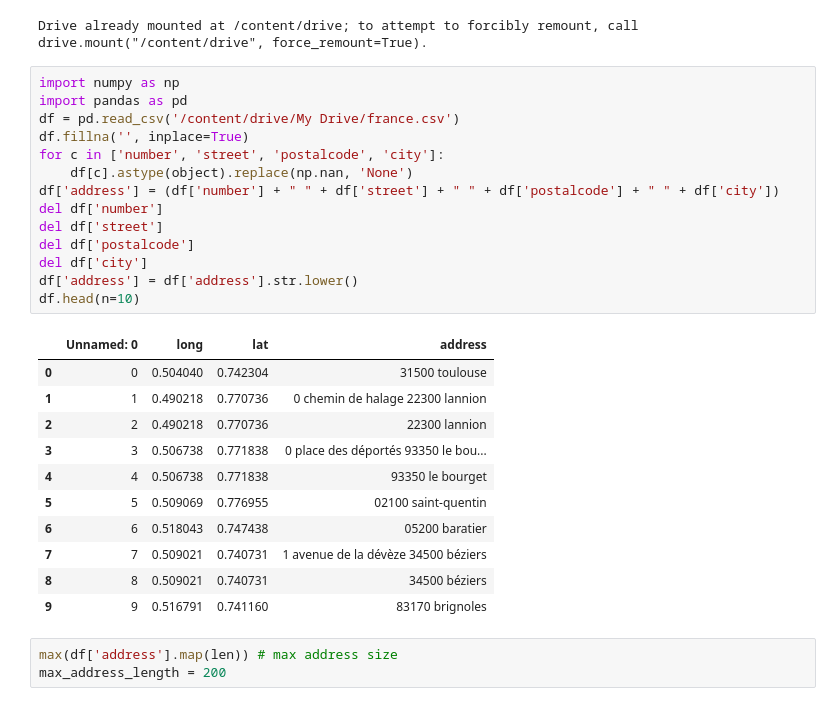
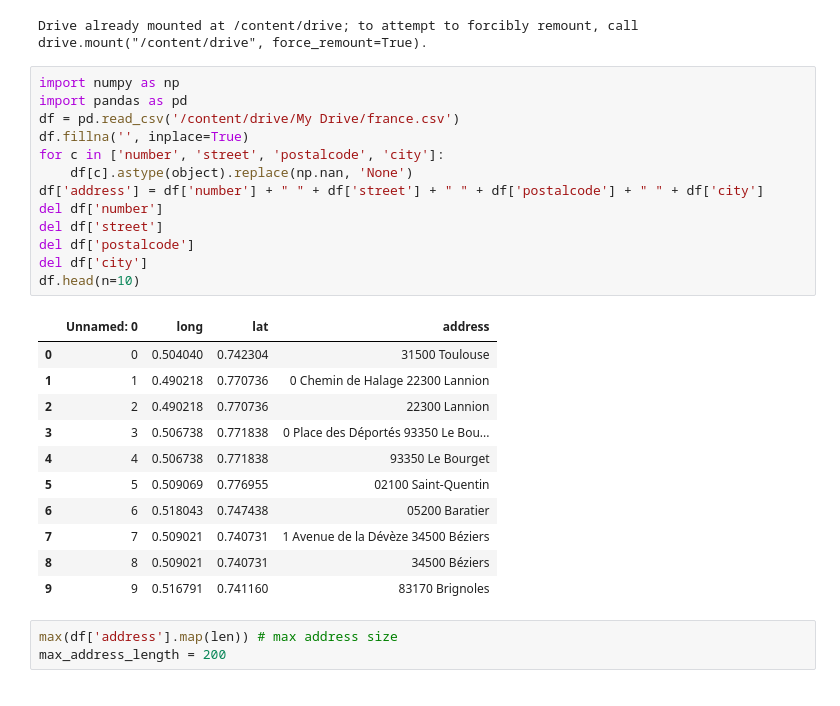
Before and after one commit to rafi138/geocodenet, a Jupyter notebook: geocodenet.ipynb, the cells around one changed output. Drawn from its saved outputs; the diff is of its cells as text.

```diff
--- a/geocodenet.ipynb
+++ b/geocodenet.ipynb
@@ -8,29 +8,28 @@ Drive already mounted at /content/drive; to attempt to forcibly remount, call dr
 # %%
 import numpy as np
 import pandas as pd
 df = pd.read_csv('/content/drive/My Drive/france.csv')
 df.fillna('', inplace=True)
 for c in ['number', 'street', 'postalcode', 'city']:
     df[c].astype(object).replace(np.nan, 'None')
-df['address'] = (df['number'] + " " + df['street'] + " " + df['postalcode'] + " " + df['city'])
+df['address'] = df['number'] + " " + df['street'] + " " + df['postalcode'] + " " + df['city']
 del df['number']
 del df['street']
 del df['postalcode']
 del df['city']
-df['address'] = df['address'].str.lower()
 df.head(n=10)
 # %% [output]
 |  | Unnamed: 0 | long | lat | address |
-| 0 | 0 | 0.504040 | 0.742304 | 31500 toulouse |
-| 1 | 1 | 0.490218 | 0.770736 | 0 chemin de halage 22300 lannion |
-| 2 | 2 | 0.490218 | 0.770736 | 22300 lannion |
-| 3 | 3 | 0.506738 | 0.771838 | 0 place des déportés 93350 le bou... |
-| 4 | 4 | 0.506738 | 0.771838 | 93350 le bourget |
-| 5 | 5 | 0.509069 | 0.776955 | 02100 saint-quentin |
-| 6 | 6 | 0.518043 | 0.747438 | 05200 baratier |
-| 7 | 7 | 0.509021 | 0.740731 | 1 avenue de la dévèze 34500 béziers |
-| 8 | 8 | 0.509021 | 0.740731 | 34500 béziers |
-| 9 | 9 | 0.516791 | 0.741160 | 83170 brignoles |
+| 0 | 0 | 0.504040 | 0.742304 | 31500 Toulouse |
+| 1 | 1 | 0.490218 | 0.770736 | 0 Chemin de Halage 22300 Lannion |
+| 2 | 2 | 0.490218 | 0.770736 | 22300 Lannion |
+| 3 | 3 | 0.506738 | 0.771838 | 0 Place des Déportés 93350 Le Bou... |
+| 4 | 4 | 0.506738 | 0.771838 | 93350 Le Bourget |
+| 5 | 5 | 0.509069 | 0.776955 | 02100 Saint-Quentin |
+| 6 | 6 | 0.518043 | 0.747438 | 05200 Baratier |
+| 7 | 7 | 0.509021 | 0.740731 | 1 Avenue de la Dévèze 34500 Béziers |
+| 8 | 8 | 0.509021 | 0.740731 | 34500 Béziers |
+| 9 | 9 | 0.516791 | 0.741160 | 83170 Brignoles |
 # %%
 max(df['address'].map(len)) # max address size
 max_address_length = 200
```
Also changed, not shown: parts of 9 cells of this notebook.
